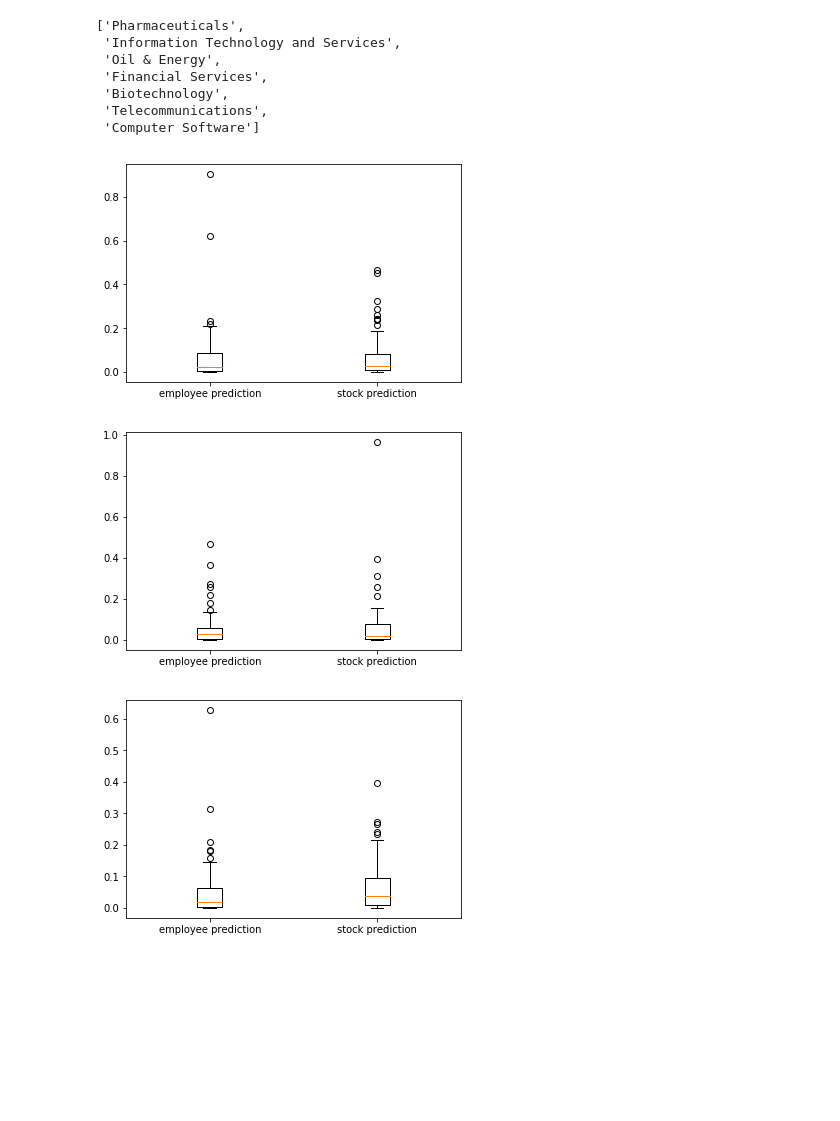
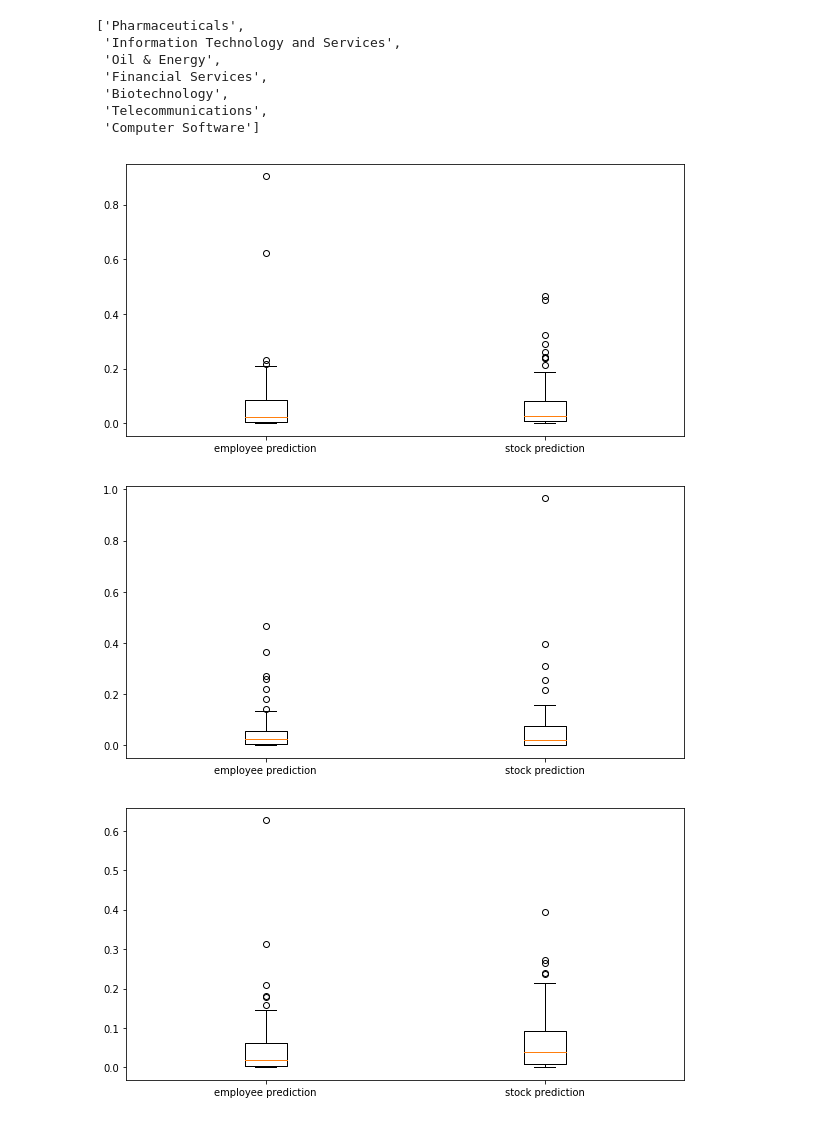
Before and after one commit to ylee22/dataincubator, a Jupyter notebook: predictions from the previous month.ipynb, the cells around one changed output. Saved outputs shown, nothing was run; the diff lists cells and outputs as text; code cells hidden in the pictures; blank space fills up the shorter version.

```diff
--- a/predictions from the previous month.ipynb
+++ b/predictions from the previous month.ipynb
@@ -66,21 +66,24 @@ k
  'Telecommunications',
  'Computer Software']
 # %%
+plt.subplots(figsize=(10,5))
 plt.boxplot([empredst[k[0]],stpredem[k[0]]])
 plt.xticks([1,2], ['employee prediction', 'stock prediction'])
 plt.show()
 # %% [output]
-[figure, old version]
+[figure, new version]
 # %%
+plt.subplots(figsize=(10,5))
 plt.boxplot([empredst[k[1]],stpredem[k[1]]])
 plt.xticks([1,2], ['employee prediction', 'stock prediction'])
 plt.show()
 # %% [output]
-[figure, old version]
+[figure, new version]
 # %%
+plt.subplots(figsize=(10,5))
 plt.boxplot([empredst[k[2]],stpredem[k[2]]])
 plt.xticks([1,2], ['employee prediction', 'stock prediction'])
 plt.show()
 # %% [output]
-[figure, old version]
+[figure, new version]
 # %%
```
Also changed, not shown: parts of 3 cells of this notebook.
